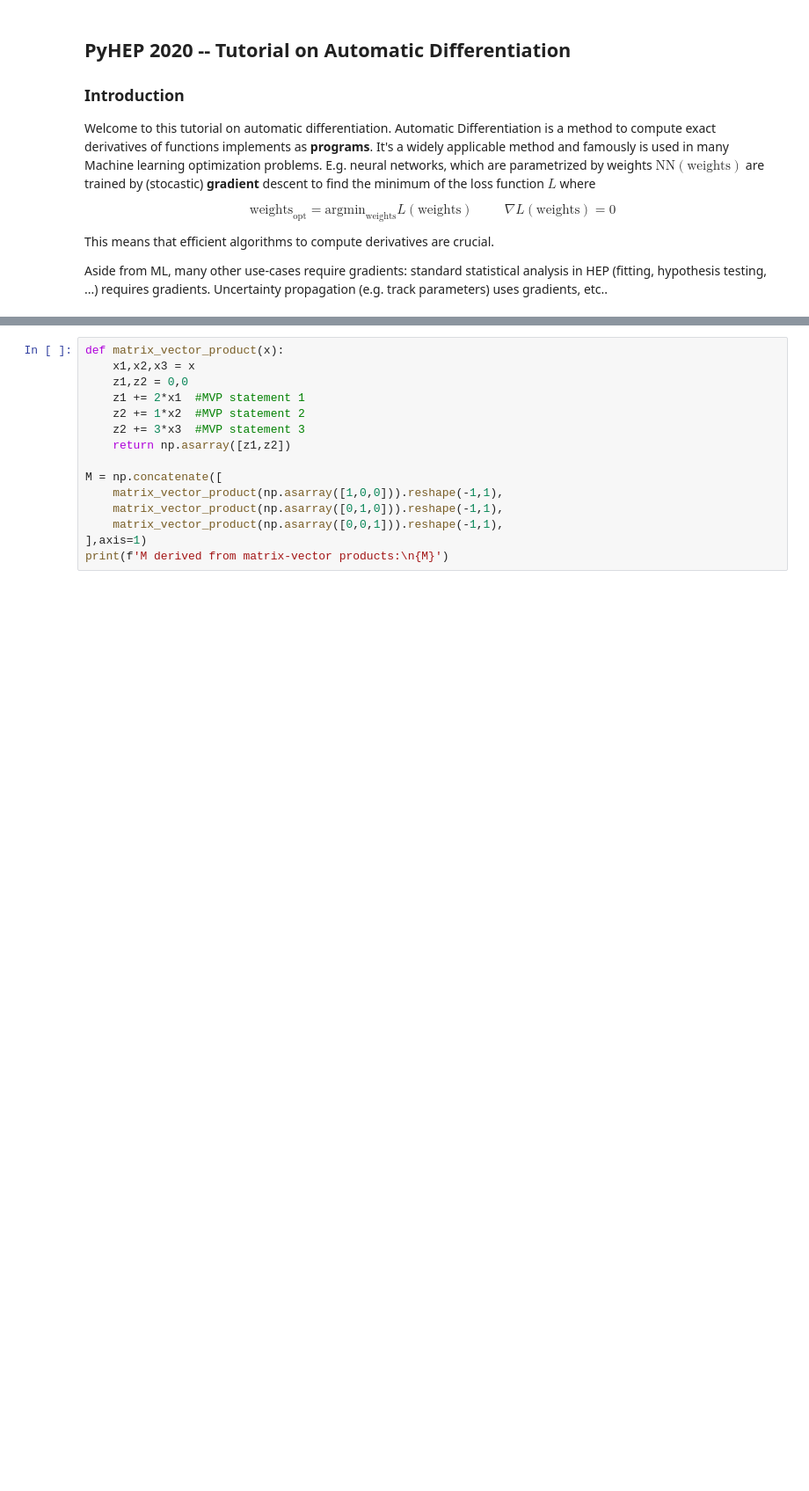
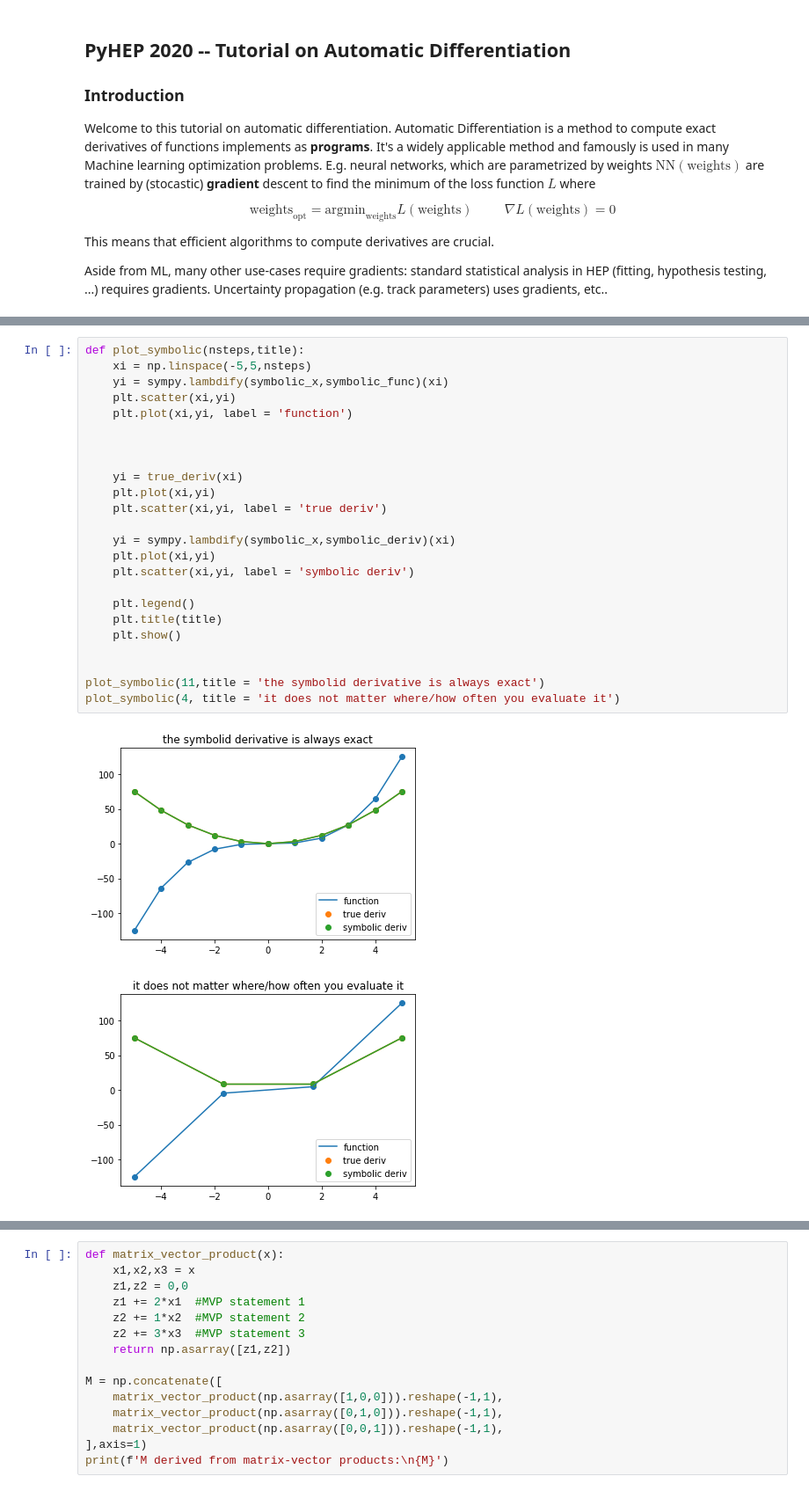
Before and after one commit to lukasheinrich/pyhep2020-autodiff-tutorial, a Jupyter notebook: Tutorial.ipynb, the cells around one changed output, grey strips where cells are left out. Shown at 88% size. Cells and saved outputs as stored; diff of their text form; blank space fills up the shorter version.

```diff
--- a/Tutorial.ipynb
+++ b/Tutorial.ipynb
@@ -22,0 +135,27 @@ Aside from ML, many other use-cases require gradients: standard statistical anal
+# %%
+def plot_symbolic(nsteps,title):
+    xi = np.linspace(-5,5,nsteps)
+    yi = sympy.lambdify(symbolic_x,symbolic_func)(xi)
+    plt.scatter(xi,yi)
+    plt.plot(xi,yi, label = 'function')
+
+
+
+    yi = true_deriv(xi)
+    plt.plot(xi,yi)
+    plt.scatter(xi,yi, label = 'true deriv')
+
+    yi = sympy.lambdify(symbolic_x,symbolic_deriv)(xi)
+    plt.plot(xi,yi)
+    plt.scatter(xi,yi, label = 'symbolic deriv')
+
+    plt.legend()
+    plt.title(title)
+    plt.show()
+
+
+plot_symbolic(11,title = 'the symbolid derivative is always exact')
+plot_symbolic(4, title = 'it does not matter where/how often you evaluate it')
+# %% [output]
+[figure, added]
+[figure, added]
```
Also changed, not shown: parts of 34 cells of this notebook.
